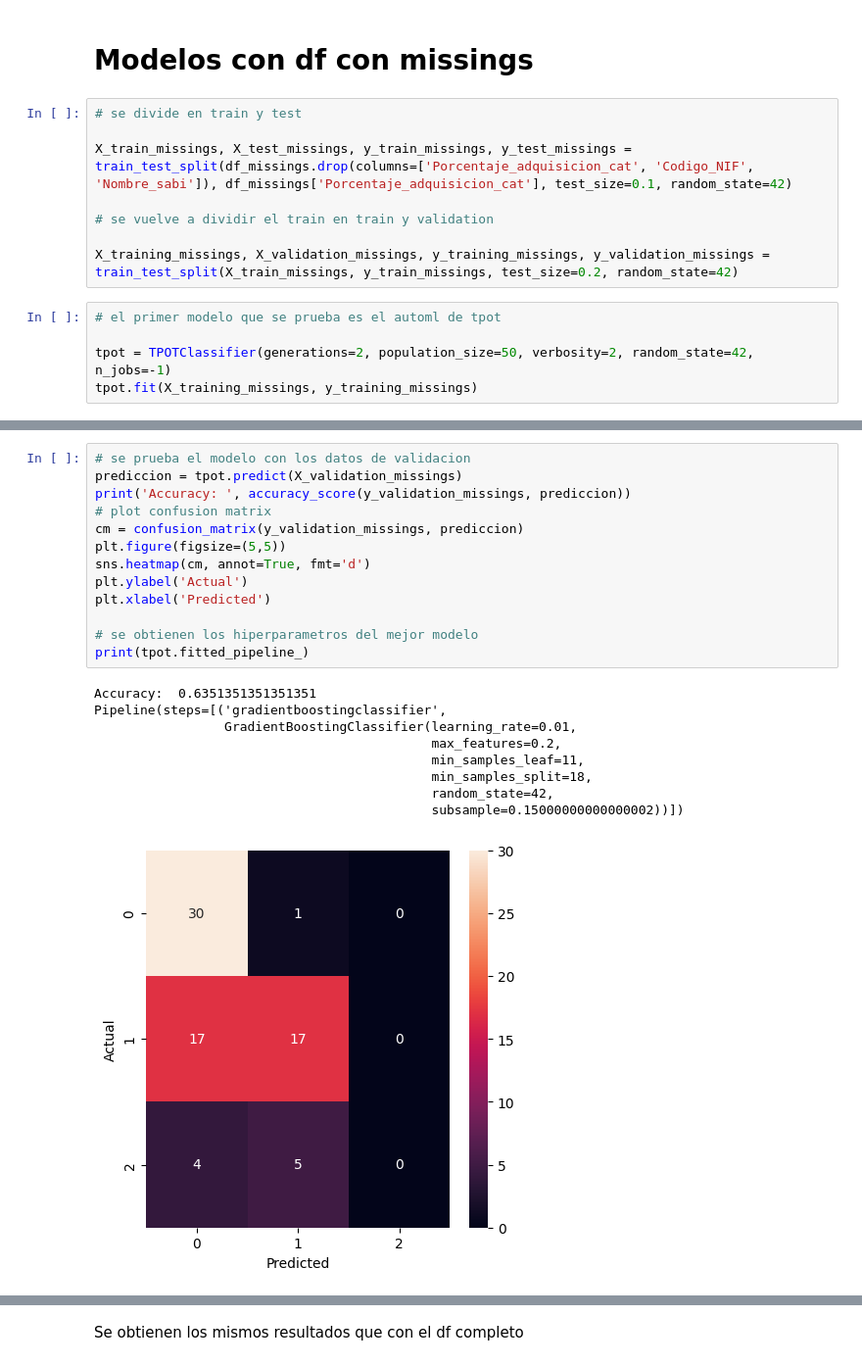
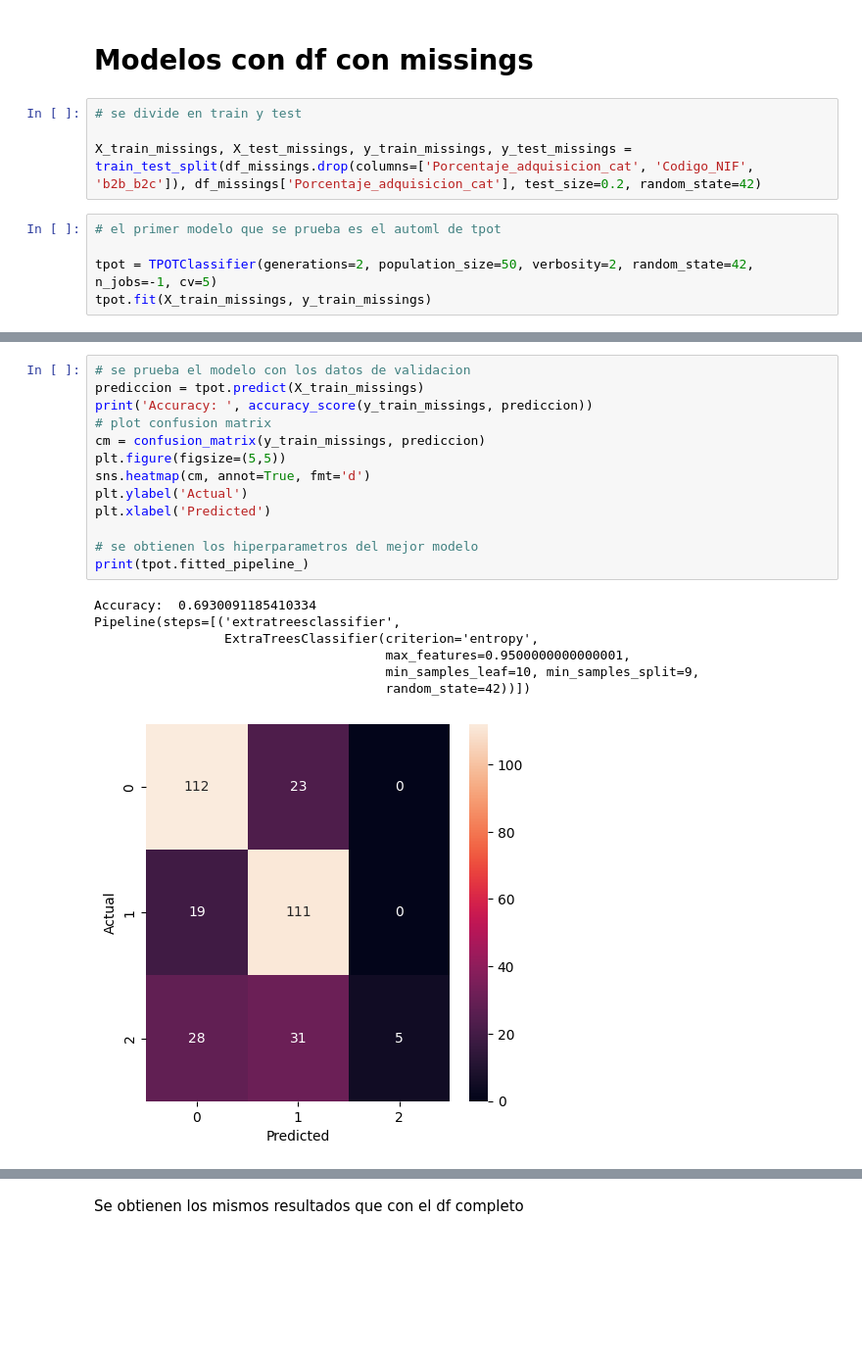
Before and after one commit to unaimleal/spri_reto_07_morado, a Jupyter notebook: modelado_adquisicion.ipynb, the cells around one changed output, grey strips where cells are left out. Shown at 98% size. Drawn from its saved outputs; the diff is of its cells as text; blank space fills up the shorter version.

```diff
--- a/modelado_adquisicion.ipynb
+++ b/modelado_adquisicion.ipynb
@@ -347,14 +357,10 @@ En este caso el catboost da el mismo resultado que el random forest y el XGBoost
 # %%
 # se divide en train y test
 
-X_train_missings, X_test_missings, y_train_missings, y_test_missings = train_test_split(df_missings.drop(columns=['Porcentaje_adquisicion_cat', 'Codigo_NIF', 'Nombre_sabi']), df_missings['Porcentaje_adquisicion_cat'], test_size=0.1, random_state=42)
-
-# se vuelve a dividir el train en train y validation
-
-X_training_missings, X_validation_missings, y_training_missings, y_validation_missings = train_test_split(X_train_missings, y_train_missings, test_size=0.2, random_state=42)
+X_train_missings, X_test_missings, y_train_missings, y_test_missings = train_test_split(df_missings.drop(columns=['Porcentaje_adquisicion_cat', 'Codigo_NIF', 'b2b_b2c']), df_missings['Porcentaje_adquisicion_cat'], test_size=0.2, random_state=42)
 # %%
 # el primer modelo que se prueba es el automl de tpot
 
-tpot = TPOTClassifier(generations=2, population_size=50, verbosity=2, random_state=42, n_jobs=-1)
-tpot.fit(X_training_missings, y_training_missings)
+tpot = TPOTClassifier(generations=2, population_size=50, verbosity=2, random_state=42, n_jobs=-1, cv=5)
+tpot.fit(X_train_missings, y_train_missings)
 # %% [output]
@@ -367,24 +373,22 @@ TPOTClassifier(generations=2, n_jobs=-1, population_size=50, random_state=42,
                verbosity=2)
 # %%
 # se prueba el modelo con los datos de validacion
-prediccion = tpot.predict(X_validation_missings)
-print('Accuracy: ', accuracy_score(y_validation_missings, prediccion))
+prediccion = tpot.predict(X_train_missings)
+print('Accuracy: ', accuracy_score(y_train_missings, prediccion))
 # plot confusion matrix
-cm = confusion_matrix(y_validation_missings, prediccion)
+cm = confusion_matrix(y_train_missings, prediccion)
 plt.figure(figsize=(5,5))
 sns.heatmap(cm, annot=True, fmt='d')
 plt.ylabel('Actual')
 plt.xlabel('Predicted')
 
 # se obtienen los hiperparametros del mejor modelo
 print(tpot.fitted_pipeline_)
 # %% [output]
-Accuracy:  0.6351351351351351
-Pipeline(steps=[('gradientboostingclassifier',
-                 GradientBoostingClassifier(learning_rate=0.01,
-                                            max_features=0.2,
-                                            min_samples_leaf=11,
-                                            min_samples_split=18,
-                                            random_state=42,
-                                            subsample=0.15000000000000002))])
+Accuracy:  0.6930091185410334
+Pipeline(steps=[('extratreesclassifier',
+                 ExtraTreesClassifier(criterion='entropy',
+                                      max_features=0.9500000000000001,
+                                      min_samples_leaf=10, min_samples_split=9,
+                                      random_state=42))])
-[figure, old version]
+[figure, new version]
```
Also changed, not shown: parts of 24 cells of this notebook, 1 other file.
